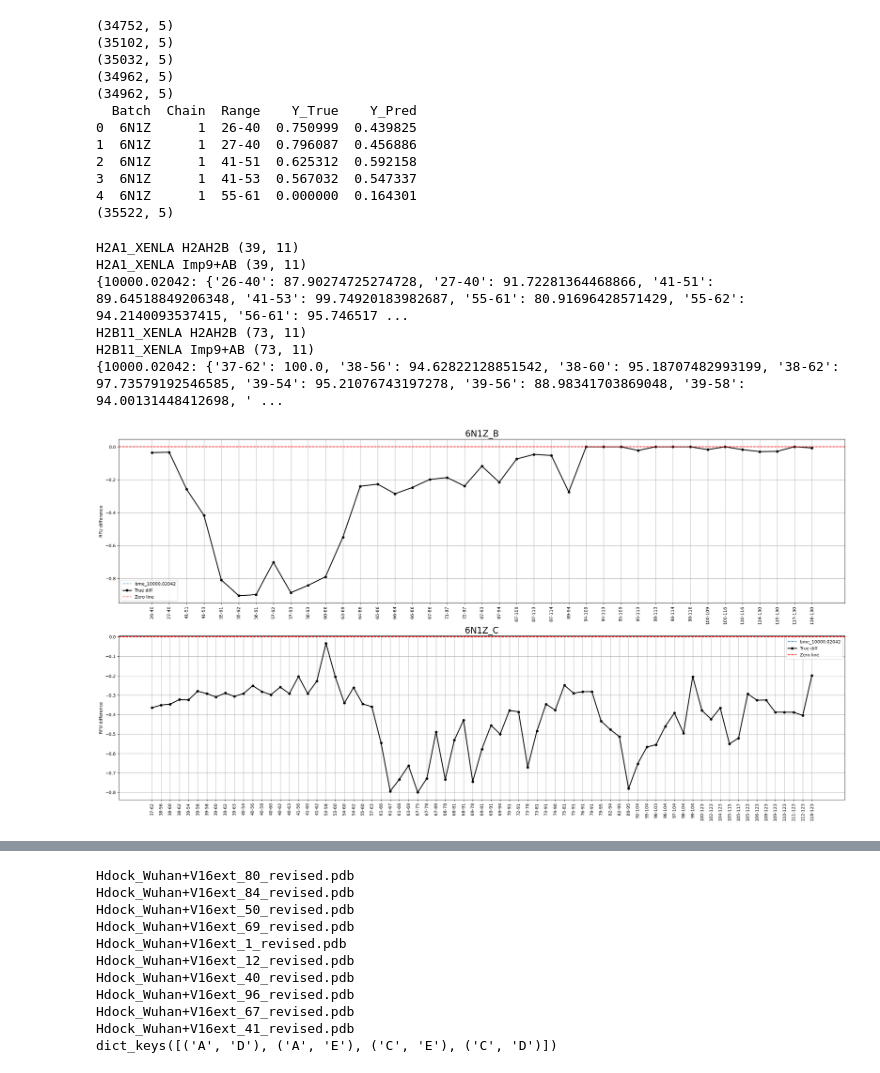
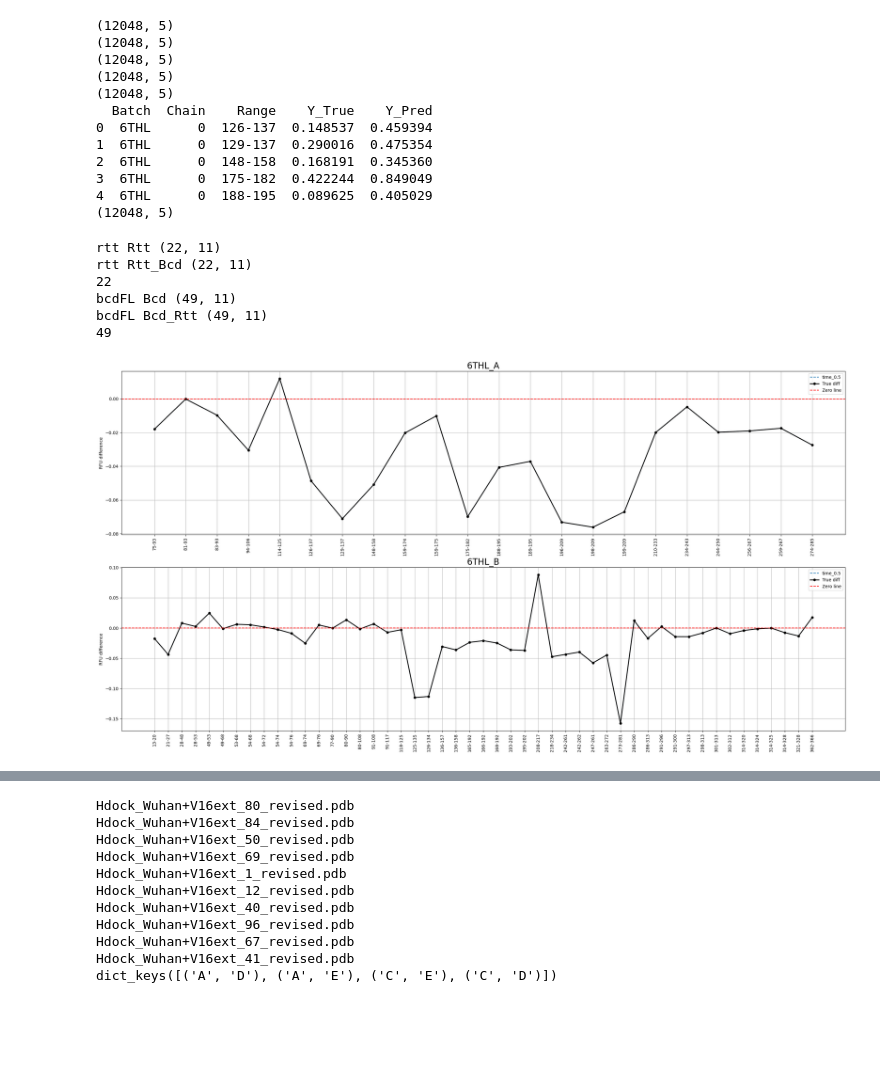
Before and after one commit to SuperChrisW/HDXRank, a Jupyter notebook: script/test.ipynb, the cells around one changed output, grey strips where cells are left out. Drawn from its saved outputs; the diff is of its cells as text; code cells hidden in the pictures; blank space fills up the shorter version.

```diff
--- a/script/test.ipynb
+++ b/script/test.ipynb
@@ -4,7 +4,7 @@ import numpy as np
 import matplotlib.pyplot as plt
 # %%
 protein_name = '6THL'
-cluster_id = 2
+cluster_id = 1
 
 dfs = []
 for i in range(5):
@@ -15,23 +15,24 @@ for i in range(5):
     dfs.append(df)
 merged_df = pd.concat(dfs, axis=0)
 average_df = merged_df.groupby(['Batch', 'Chain', 'Range', 'Y_True'])['Y_Pred'].mean().reset_index()
-HDX_fpath = '/home/lwang/models/HDX_LSTM/data/Latest_test/hdock/HDX_files/PXD037571_revised.xlsx'
+
+HDX_fpath = '/home/lwang/models/HDX_LSTM/data/Latest_test/hdock/HDX_files/PXD023434_revised.xlsx'
 
 print(average_df.head())
 print(average_df.shape)
 # %% [output]
-(34752, 5)
-(35102, 5)
-(35032, 5)
-(34962, 5)
-(34962, 5)
-  Batch  Chain  Range    Y_True    Y_Pred
-0  6N1Z      1  26-40  0.750999  0.439825
-1  6N1Z      1  27-40  0.796087  0.456886
-2  6N1Z      1  41-51  0.625312  0.592158
-3  6N1Z      1  41-53  0.567032  0.547337
-4  6N1Z      1  55-61  0.000000  0.164301
-(35522, 5)
+(12048, 5)
+(12048, 5)
+(12048, 5)
+(12048, 5)
+(12048, 5)
+  Batch  Chain    Range    Y_True    Y_Pred
+0  6THL      0  126-137  0.148537  0.459394
+1  6THL      0  129-137  0.290016  0.475354
+2  6THL      0  148-158  0.168191  0.345360
+3  6THL      0  175-182  0.422244  0.849049
+4  6THL      0  188-195  0.089625  0.405029
+(12048, 5)
 # %%
 # get average uptake from source HDX file
 # return true_diff dictionary =  [Range]: diff
@@ -42,8 +43,8 @@ import matplotlib.pyplot as plt
 def get_true_diff(HDX_fpath, apo_states, complex_states):
     def get_weighted_uptake(HDX_df, protein, state, correction):
         temp_HDX_df = HDX_df[(HDX_df['state']==state) & (HDX_df['protein']==protein)]
-        #temp_HDX_df = temp_HDX_df[(temp_HDX_df['log_t']<4) & (temp_HDX_df['log_t']>3)]
-        temp_HDX_df = temp_HDX_df[(temp_HDX_df['log_t']>4)]
+        temp_HDX_df = temp_HDX_df[(temp_HDX_df['log_t']<2) & (temp_HDX_df['log_t']>=1.35 )]
+        #temp_HDX_df = temp_HDX_df[(temp_HDX_df['log_t']==4)]
 
         print(protein, state, temp_HDX_df.shape)
         temp_HDX_df = temp_HDX_df.sort_values(by=['start', 'end'], ascending=[True, True])
@@ -80,24 +81,25 @@ def get_true_diff(HDX_fpath, apo_states, complex_states):
             true_complex[l] = u
         complex_mtx.update(U_complex_mtx)
 
-    print(apo_mtx, complex_mtx)
     true_diff = {}
     diff_mtx = {}
     for key in true_apo.keys():
         if key in true_complex:
             true_diff[key] = true_complex[key] - true_apo[key]
             diff_mtx[key] = {t: complex_mtx[t][key] - apo_mtx[t][key] for t in apo_mtx if key in apo_mtx[t] and key in complex_mtx[t]}
+
+    print(len(true_diff.keys()))
     return true_diff, diff_mtx
 
 # Delta true diff
-apo_states = [('H2A1_XENLA', 'H2AH2B', 0)]
-complex_states = [('H2A1_XENLA', 'Imp9+AB', 0)]
+apo_states = [('rtt', 'Rtt', 0)]
+complex_states = [('rtt', 'Rtt_Bcd', 0)]
 true_diff, diff_RFU_mtx = get_true_diff(HDX_fpath, apo_states, complex_states)
 
 plt.figure(figsize=(30, 15))
 plt.tight_layout()
 plt.subplot(2, 1, 1) # 2 row, 1 columns, 1st subplot
-plt.title(f'6N1Z_B', fontsize=20)
+plt.title(f'6THL_A', fontsize=20)
 
 x_labels = list(true_diff.keys())
 x_positions = np.arange(len(x_labels))  # numerical positions for x-axis
@@ -111,43 +113,43 @@ for time in sorted_times:
     time_values = [diff_RFU_mtx[label].get(time, 0) / 100 for label in x_labels]
     plt.plot(x_positions, time_values, label=f'time_{time}', linestyle='--', alpha=1)
 plt.plot(x_positions, list(true_diff.values()), label='True diff', color='k', marker='o', linestyle='-', linewidth=2, markersize=5)
 plt.ylabel('RFU difference')
 plt.axhline(y=0, color='r', linestyle='--', label='Zero line')
 plt.grid(True)
 plt.legend()
 
-apo_states = [('H2B11_XENLA', 'H2AH2B', 0)]
-complex_states = [('H2B11_XENLA', 'Imp9+AB', 0)]
+apo_states = [('bcdFL', 'Bcd', 0)]
+complex_states = [('bcdFL', 'Bcd_Rtt', 0)]
 true_diff, diff_RFU_mtx = get_true_diff(HDX_fpath, apo_states, complex_states)
 plt.subplot(2, 1, 2) # 2 row, 1 columns, 1st subplot
-plt.title(f'6N1Z_C', fontsize=20)
+plt.title(f'6THL_B', fontsize=20)
 
 x_labels = list(true_diff.keys())
 x_positions = np.arange(len(x_labels))  # numerical positions for x-axis
 plt.xticks(x_positions, x_labels, rotation=90)  # apply labels with rotation for clarity
 all_times = set()
 for diffs in diff_RFU_mtx.values():
     all_times.update(diffs.keys())
 sorted_times = sorted(all_times, key=lambda x: float(x))
 # Plotting each exposure time from diff_RFU_mtx
 for time in sorted_times:
     time_values = [diff_RFU_mtx[label].get(time, 0) / 100 for label in x_labels]
     plt.plot(x_positions, time_values, label=f'time_{time}', linestyle='--', alpha=1)
 plt.plot(x_positions, list(true_diff.values()), label='True diff', color='k', marker='o', linestyle='-', linewidth=2, markersize=5)
 plt.ylabel('RFU difference')
 plt.axhline(y=0, color='r', linestyle='--', label='Zero line')
 plt.grid(True)
 plt.legend()
 plt.show()
 #plt.savefig(f'/home/lwang/models/HDX_LSTM/data/Latest_test/hdock/diff_HDX_{protein_name}_cluster{cluster_id}.png', dpi=300)
 # %% [output]
-H2A1_XENLA H2AH2B (39, 11)
-H2A1_XENLA Imp9+AB (39, 11)
-{10000.02042: {'26-40': 87.90274725274728, '27-40': 91.72281364468866, '41-51': 89.64518849206348, '41-53': 99.74920183982687, '55-61': 80.91696428571429, '55-62': 94.2140093537415, '56-61': 95.746517 ...
-H2B11_XENLA H2AH2B (73, 11)
-H2B11_XENLA Imp9+AB (73, 11)
-{10000.02042: {'37-62': 100.0, '38-56': 94.62822128851542, '38-60': 95.18707482993199, '38-62': 97.73579192546585, '39-54': 95.21076743197278, '39-56': 88.98341703869048, '39-58': 94.00131448412698, ' ...
+rtt Rtt (22, 11)
+rtt Rtt_Bcd (22, 11)
+22
+bcdFL Bcd (49, 11)
+bcdFL Bcd_Rtt (49, 11)
+49
-[figure, old version]
+[figure, new version]
 # %%
 # show HDX difference
 import seaborn as sns
```
Also changed, not shown: parts of 19 cells of this notebook, 10 other files.
